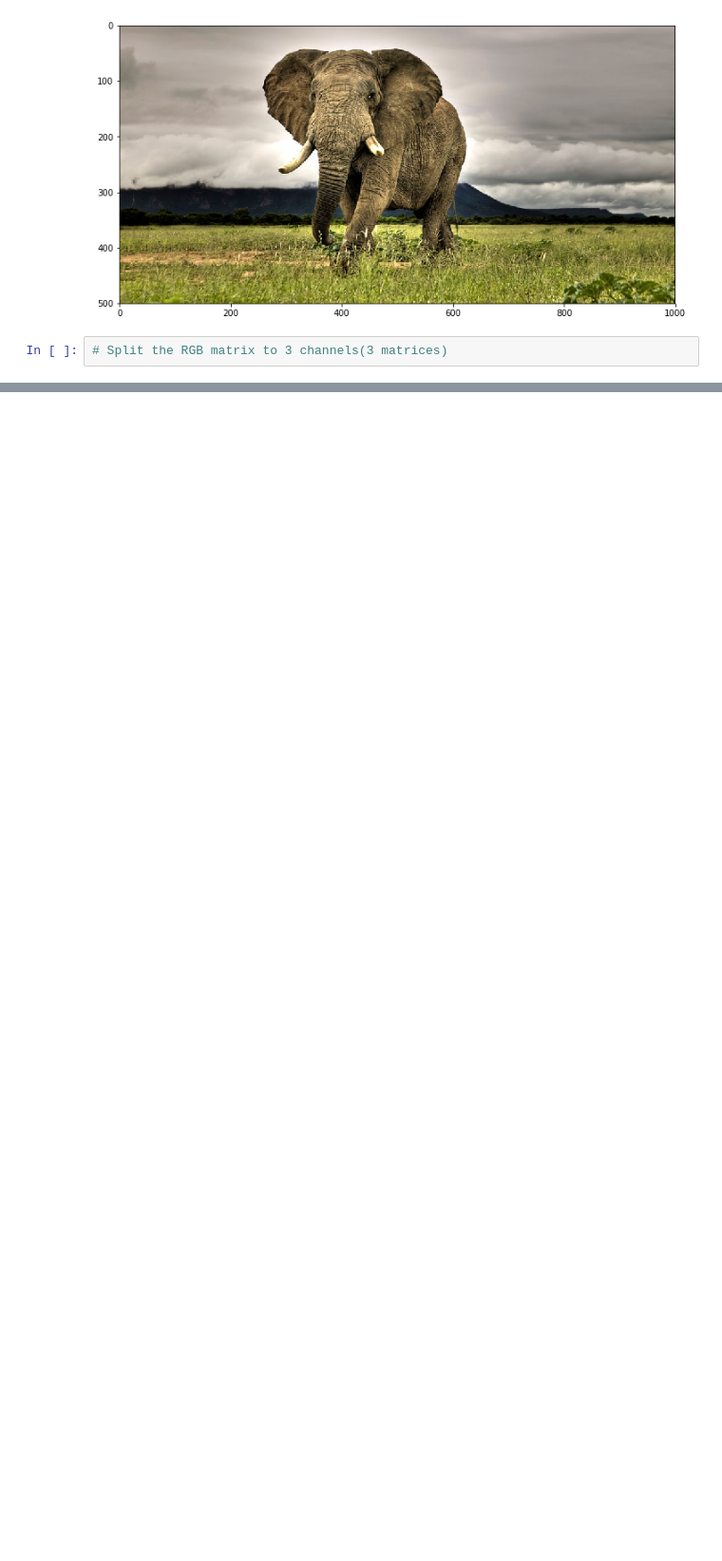
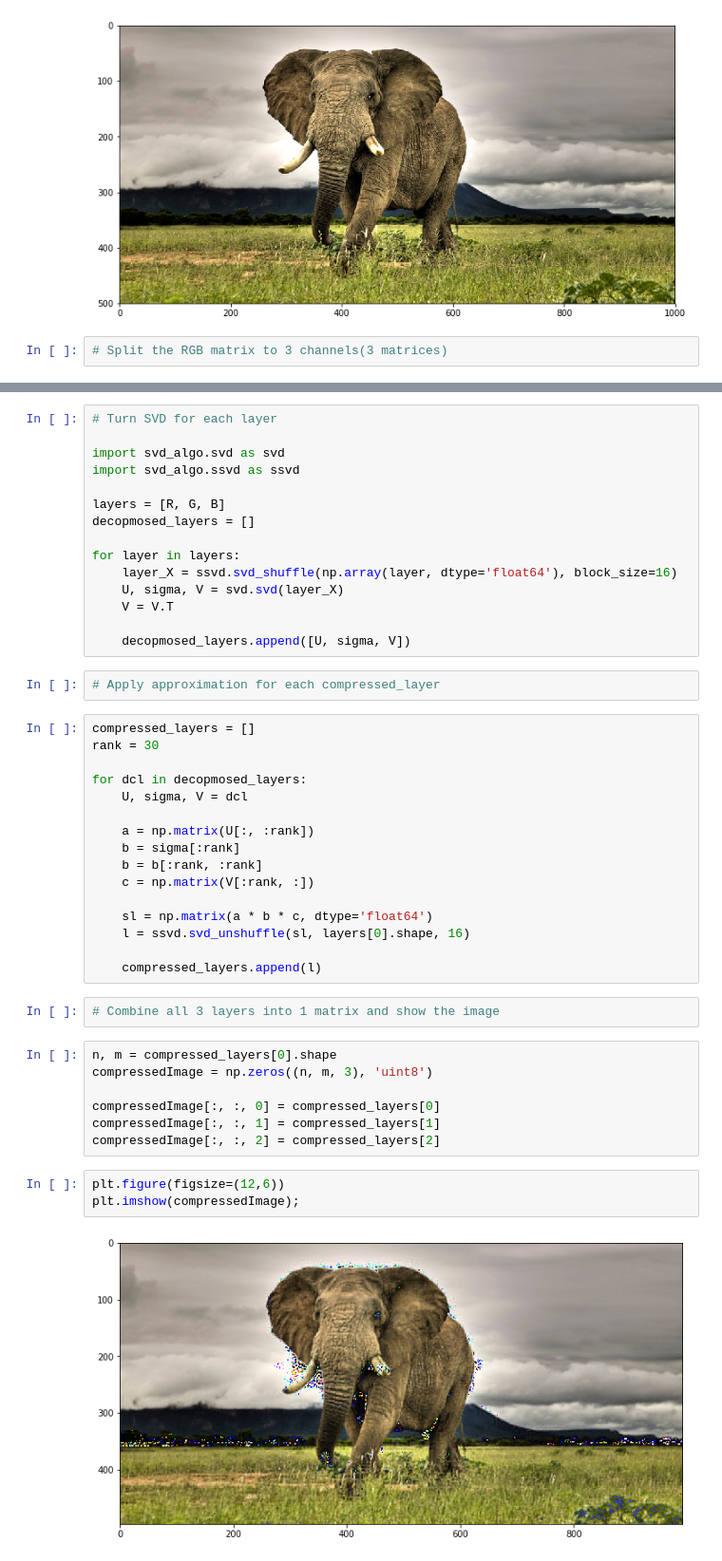
Before and after one commit to Retsediv/SVDImageCompression, a Jupyter notebook: ColoredSVDImageCompression.ipynb, the cells around one changed output, grey strips where cells are left out. Shown at 95% size. Cells and saved outputs as stored; diff of their text form; blank space fills up the shorter version.

```diff
--- a/ColoredSVDImageCompression.ipynb
+++ b/ColoredSVDImageCompression.ipynb
@@ -40,0 +48,47 @@ B = coloredImg[:, :, 2]
+# %%
+# Turn SVD for each layer
+
+import svd_algo.svd as svd
+import svd_algo.ssvd as ssvd
+
+layers = [R, G, B]
+decopmosed_layers = []
+
+for layer in layers:
+    layer_X = ssvd.svd_shuffle(np.array(layer, dtype='float64'), block_size=16)
+    U, sigma, V = svd.svd(layer_X)
+    V = V.T
+
+    decopmosed_layers.append([U, sigma, V])
+# %%
+# Apply approximation for each compressed_layer
+# %%
+compressed_layers = []
+rank = 30
+
+for dcl in decopmosed_layers:
+    U, sigma, V = dcl
+
+    a = np.matrix(U[:, :rank])
+    b = sigma[:rank]
+    b = b[:rank, :rank]
+    c = np.matrix(V[:rank, :])
+
+    sl = np.matrix(a * b * c, dtype='float64')
+    l = ssvd.svd_unshuffle(sl, layers[0].shape, 16)
+
+    compressed_layers.append(l)
+# %%
+# Combine all 3 layers into 1 matrix and show the image
+# %%
+n, m = compressed_layers[0].shape
+compressedImage = np.zeros((n, m, 3), 'uint8')
+
+compressedImage[:, :, 0] = compressed_layers[0]
+compressedImage[:, :, 1] = compressed_layers[1]
+compressedImage[:, :, 2] = compressed_layers[2]
+# %%
+plt.figure(figsize=(12,6))
+plt.imshow(compressedImage);
+# %% [output]
+[figure, added]
```
Also changed, not shown: parts of 3 cells of this notebook.
